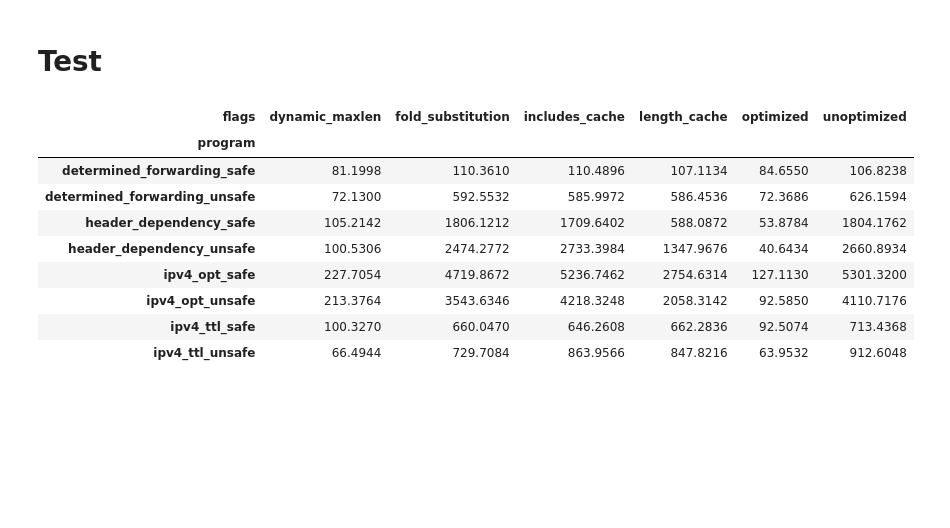
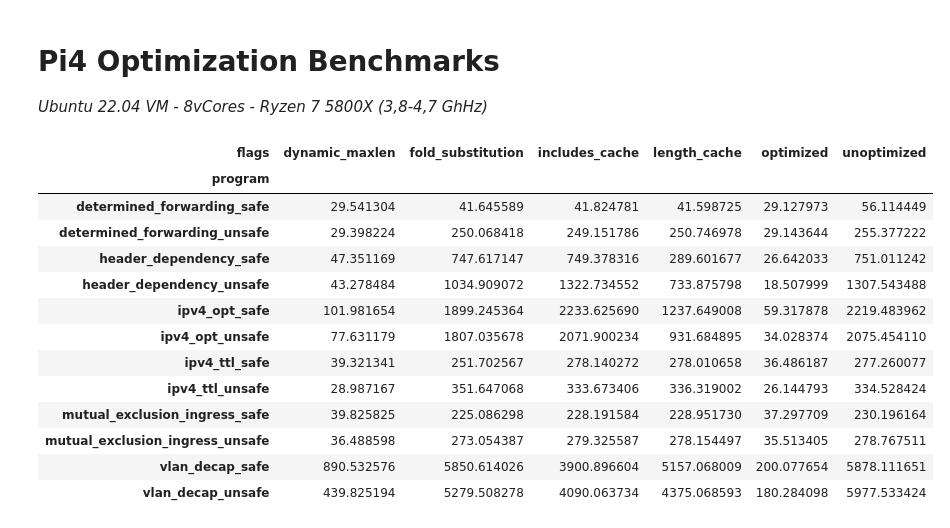
Before and after one commit to 0x4287/pi4, a Jupyter notebook: benchmark/benchmark.ipynb, the cells around one changed output. Cells and saved outputs as stored; diff of their text form; code cells hidden in the pictures; blank space fills up the shorter version.

```diff
--- a/benchmark/benchmark.ipynb
+++ b/benchmark/benchmark.ipynb
@@ -1,31 +1,36 @@
-# %% [markdown]
-# Test
+# %% [markdown]
+# Pi4 Optimization Benchmarks
+*Ubuntu 22.04 VM - 8vCores - Ryzen 7 5800X (3,8-4,7 GhHz)*
 # %%
 import pandas as pd
 
 flag_list = [ '-f', '-i', '-n', '-d', '-f -i -n -d' ]
 title_list = [ 'fold_substitution', 'includes_cache', 'length_cache', 'dynamic_maxlen', 'optimized']
 
-data = pd.read_csv('./results.csv', index_col=0)
+data = pd.read_csv('./results_final.csv', index_col=0)
 data = data.fillna('unoptimized')
 data = data.replace(flag_list, title_list)
 data = data.groupby(['program', 'flags']).mean()
 data = pd.pivot_table(
     data,
     values='runtime',
     index='program',
     columns='flags',
 )
 data
 # %% [output]
 | flags | dynamic_maxlen | fold_substitution | includes_cache | length_cache | optimized | unoptimized |
 | program |  |  |  |  |  |  |
-| determined_forwarding_safe | 81.1998 | 110.3610 | 110.4896 | 107.1134 | 84.6550 | 106.8238 |
-| determined_forwarding_unsafe | 72.1300 | 592.5532 | 585.9972 | 586.4536 | 72.3686 | 626.1594 |
-| header_dependency_safe | 105.2142 | 1806.1212 | 1709.6402 | 588.0872 | 53.8784 | 1804.1762 |
-| header_dependency_unsafe | 100.5306 | 2474.2772 | 2733.3984 | 1347.9676 | 40.6434 | 2660.8934 |
-| ipv4_opt_safe | 227.7054 | 4719.8672 | 5236.7462 | 2754.6314 | 127.1130 | 5301.3200 |
-| ipv4_opt_unsafe | 213.3764 | 3543.6346 | 4218.3248 | 2058.3142 | 92.5850 | 4110.7176 |
-| ipv4_ttl_safe | 100.3270 | 660.0470 | 646.2608 | 662.2836 | 92.5074 | 713.4368 |
-| ipv4_ttl_unsafe | 66.4944 | 729.7084 | 863.9566 | 847.8216 | 63.9532 | 912.6048 |
+| determined_forwarding_safe | 29.541304 | 41.645589 | 41.824781 | 41.598725 | 29.127973 | 56.114449 |
+| determined_forwarding_unsafe | 29.398224 | 250.068418 | 249.151786 | 250.746978 | 29.143644 | 255.377222 |
+| header_dependency_safe | 47.351169 | 747.617147 | 749.378316 | 289.601677 | 26.642033 | 751.011242 |
+| header_dependency_unsafe | 43.278484 | 1034.909072 | 1322.734552 | 733.875798 | 18.507999 | 1307.543488 |
+| ipv4_opt_safe | 101.981654 | 1899.245364 | 2233.625690 | 1237.649008 | 59.317878 | 2219.483962 |
+| ipv4_opt_unsafe | 77.631179 | 1807.035678 | 2071.900234 | 931.684895 | 34.028374 | 2075.454110 |
+| ipv4_ttl_safe | 39.321341 | 251.702567 | 278.140272 | 278.010658 | 36.486187 | 277.260077 |
+| ipv4_ttl_unsafe | 28.987167 | 351.647068 | 333.673406 | 336.319002 | 26.144793 | 334.528424 |
+| mutual_exclusion_ingress_safe | 39.825825 | 225.086298 | 228.191584 | 228.951730 | 37.297709 | 230.196164 |
+| mutual_exclusion_ingress_unsafe | 36.488598 | 273.054387 | 279.325587 | 278.154497 | 35.513405 | 278.767511 |
+| vlan_decap_safe | 890.532576 | 5850.614026 | 3900.896604 | 5157.068009 | 200.077654 | 5878.111651 |
+| vlan_decap_unsafe | 439.825194 | 5279.508278 | 4090.063734 | 4375.068593 | 180.284098 | 5977.533424 |
 # %%
```
Also changed, not shown: parts of 9 cells of this notebook, 3 other files.
